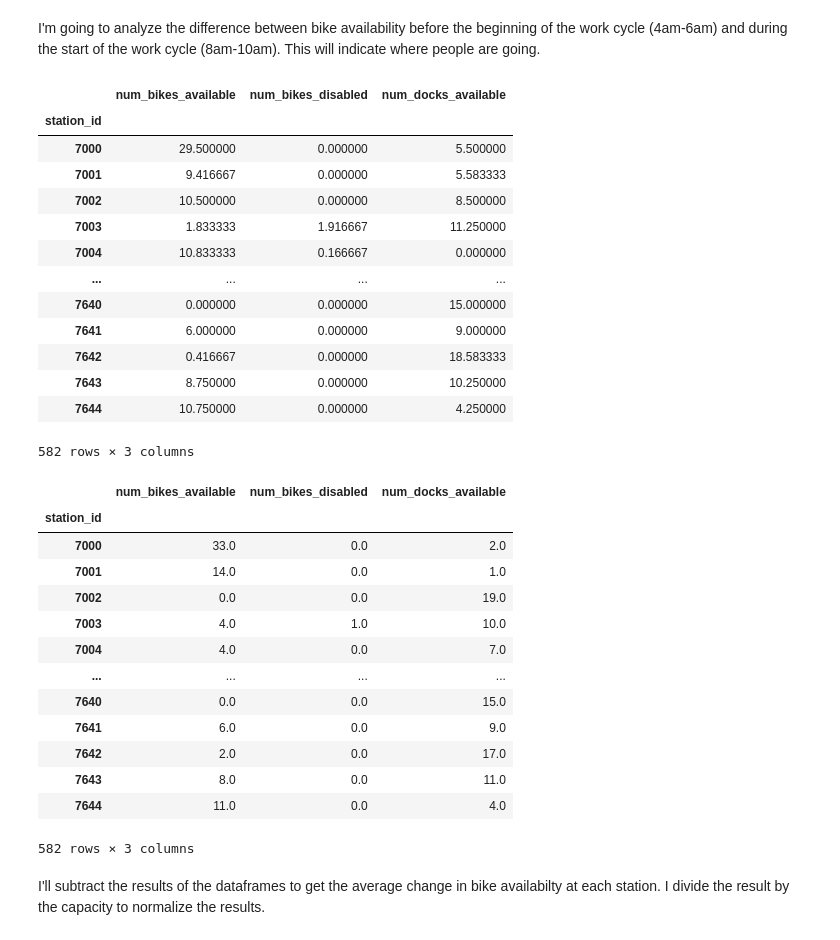
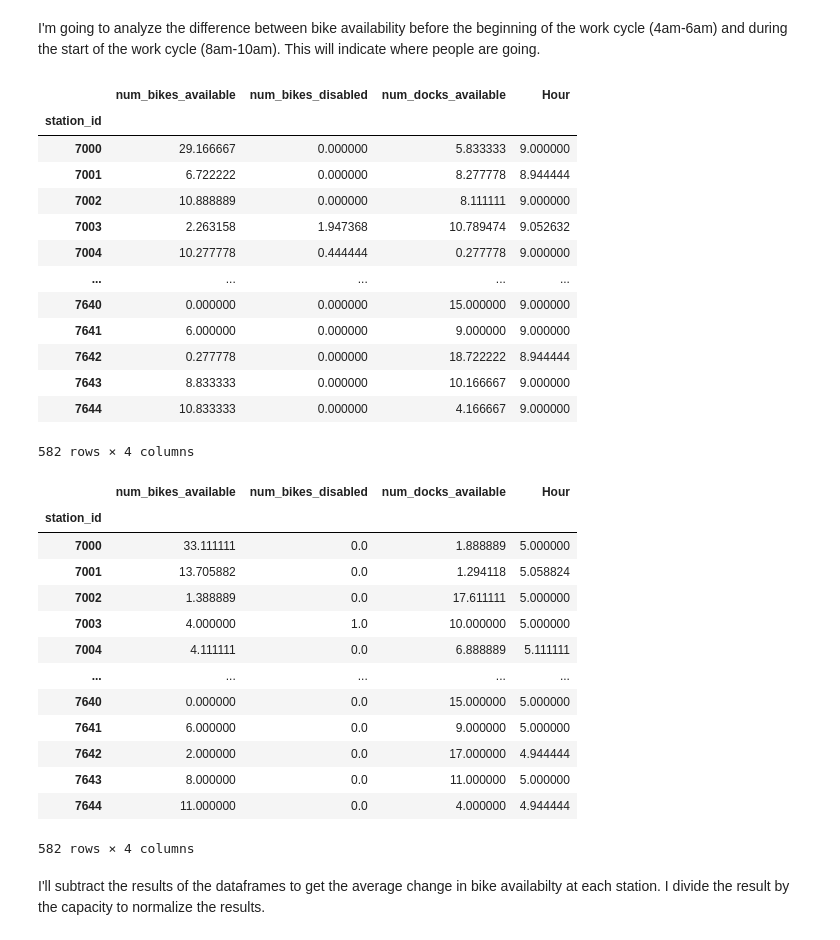
Before and after one commit to richard-tina-wedding/BikeShareTO, a Jupyter notebook: BikeShareTO_Analysis.ipynb, the cells around one changed output. Cells and saved outputs as stored; diff of their text form; code cells hidden in the pictures.

```diff
--- a/BikeShareTO_Analysis.ipynb
+++ b/BikeShareTO_Analysis.ipynb
@@ -87,46 +88,47 @@ I'm going to analyze the difference between bike availability before the beginni
 # %%
 df = pd.read_sql_query(
     'SELECT * FROM station_status',conn)
 df['last_reported'] = pd.to_datetime(df['last_reported'],unit='s') + pd.Timedelta(hours=-4)
-startHours = (df['last_reported']<'10:00:00') & (df['last_reported']>'8:00:00')
-earlyHours = (df['last_reported']<'6:00:00') & (df['last_reported']>'4:00:00')
-endHours = (df['last_reported']<'19:00:00') & (df['last_reported']>'17:00:00')
+df['Hour'] = df['last_reported'].dt.hour
+startHours = (df['Hour']<=10) & (df['Hour']>=8)
+earlyHours = (df['Hour']<=6) & (df['Hour']>=4)
+endHours = (df['Hour']<=20) & (df['Hour']>=18)
 start_df = df[startHours].groupby(by='station_id').mean()
 end_df = df[endHours].groupby(by='station_id').mean()
 start_df
 # %% [output]
-|  | num_bikes_available | num_bikes_disabled | num_docks_available |
-| station_id |  |  |  |
-| 7000 | 29.500000 | 0.000000 | 5.500000 |
-| 7001 | 9.416667 | 0.000000 | 5.583333 |
-| 7002 | 10.500000 | 0.000000 | 8.500000 |
-| 7003 | 1.833333 | 1.916667 | 11.250000 |
-| 7004 | 10.833333 | 0.166667 | 0.000000 |
-| ... | ... | ... | ... |
-| 7640 | 0.000000 | 0.000000 | 15.000000 |
-| 7641 | 6.000000 | 0.000000 | 9.000000 |
-| 7642 | 0.416667 | 0.000000 | 18.583333 |
-| 7643 | 8.750000 | 0.000000 | 10.250000 |
-| 7644 | 10.750000 | 0.000000 | 4.250000 |
+|  | num_bikes_available | num_bikes_disabled | num_docks_available | Hour |
+| station_id |  |  |  |  |
+| 7000 | 29.166667 | 0.000000 | 5.833333 | 9.000000 |
+| 7001 | 6.722222 | 0.000000 | 8.277778 | 8.944444 |
+| 7002 | 10.888889 | 0.000000 | 8.111111 | 9.000000 |
+| 7003 | 2.263158 | 1.947368 | 10.789474 | 9.052632 |
+| 7004 | 10.277778 | 0.444444 | 0.277778 | 9.000000 |
+| ... | ... | ... | ... | ... |
+| 7640 | 0.000000 | 0.000000 | 15.000000 | 9.000000 |
+| 7641 | 6.000000 | 0.000000 | 9.000000 | 9.000000 |
+| 7642 | 0.277778 | 0.000000 | 18.722222 | 8.944444 |
+| 7643 | 8.833333 | 0.000000 | 10.166667 | 9.000000 |
+| 7644 | 10.833333 | 0.000000 | 4.166667 | 9.000000 |
-582 rows × 3 columns
+582 rows × 4 columns
 # %%
 early_df = df[earlyHours].groupby(by='station_id').mean()
 early_df
 # %% [output]
-|  | num_bikes_available | num_bikes_disabled | num_docks_available |
-| station_id |  |  |  |
-| 7000 | 33.0 | 0.0 | 2.0 |
-| 7001 | 14.0 | 0.0 | 1.0 |
-| 7002 | 0.0 | 0.0 | 19.0 |
-| 7003 | 4.0 | 1.0 | 10.0 |
-| 7004 | 4.0 | 0.0 | 7.0 |
-| ... | ... | ... | ... |
-| 7640 | 0.0 | 0.0 | 15.0 |
-| 7641 | 6.0 | 0.0 | 9.0 |
-| 7642 | 2.0 | 0.0 | 17.0 |
-| 7643 | 8.0 | 0.0 | 11.0 |
-| 7644 | 11.0 | 0.0 | 4.0 |
+|  | num_bikes_available | num_bikes_disabled | num_docks_available | Hour |
+| station_id |  |  |  |  |
+| 7000 | 33.111111 | 0.0 | 1.888889 | 5.000000 |
+| 7001 | 13.705882 | 0.0 | 1.294118 | 5.058824 |
+| 7002 | 1.388889 | 0.0 | 17.611111 | 5.000000 |
+| 7003 | 4.000000 | 1.0 | 10.000000 | 5.000000 |
+| 7004 | 4.111111 | 0.0 | 6.888889 | 5.111111 |
+| ... | ... | ... | ... | ... |
+| 7640 | 0.000000 | 0.0 | 15.000000 | 5.000000 |
+| 7641 | 6.000000 | 0.0 | 9.000000 | 5.000000 |
+| 7642 | 2.000000 | 0.0 | 17.000000 | 4.944444 |
+| 7643 | 8.000000 | 0.0 | 11.000000 | 5.000000 |
+| 7644 | 11.000000 | 0.0 | 4.000000 | 4.944444 |
-582 rows × 3 columns
+582 rows × 4 columns
 # %% [markdown]
 I'll subtract the results of the dataframes to get the average change in bike availabilty at each station. I divide the result by the capacity to normalize the results.
 # %%
```
Also changed, not shown: parts of 17 cells of this notebook, 4 other files.
